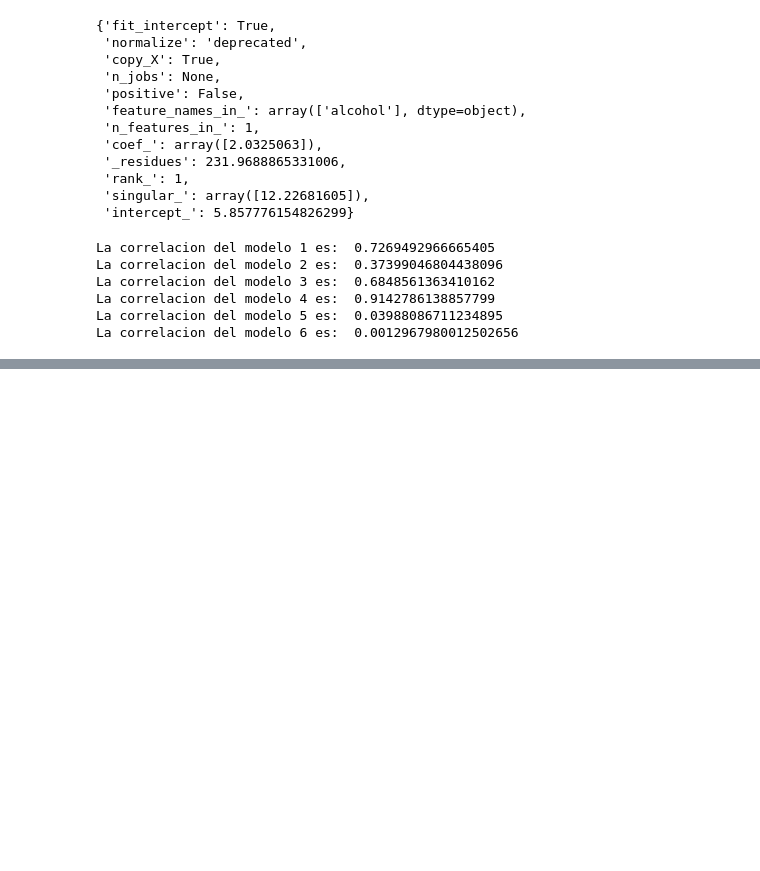
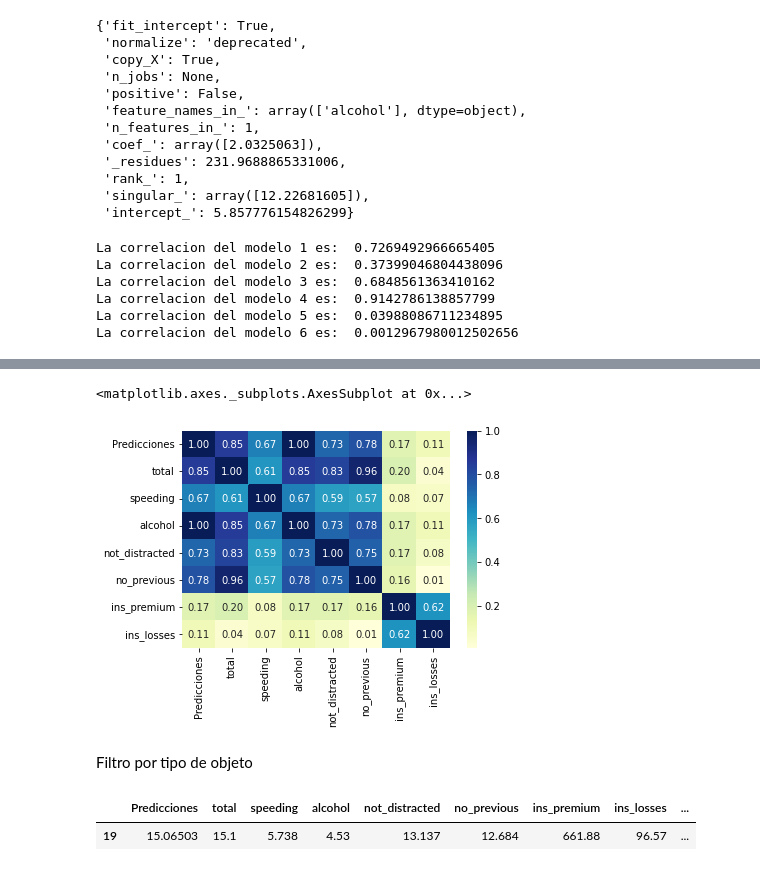
Before and after one commit to ReginaAbedrop/TI3002C, a Jupyter notebook: Regresion_lineal.ipynb, the cells around one changed output, grey strips where cells are left out. Cells and saved outputs as stored; diff of their text form; code cells hidden in the pictures; blank space fills up the shorter version.

```diff
--- a/Regresion_lineal.ipynb
+++ b/Regresion_lineal.ipynb
@@ -119,0 +216,17 @@ La correlacion del modelo 6 es:  0.0012967980012502656
+# %%
+#Ajustamos el mapa de calor de los coeficientes de correlación
+Heat_Map= sns.heatmap(Corr_Factors1, cmap = 'YlGnBu', annot=True, fmt=".2f")
+Heat_Map
+# %% [output]
+<matplotlib.axes._subplots.AxesSubplot at 0x...>
+[figure, added]
+# %% [markdown]
+Filtro por tipo de objeto
+# %%
+#Filtro por objeto
+#filtro1=df[(df["abbrev"] == "ME") | (df["abbrev"] == "AL")]
+filtro1=df[df["abbrev"] == "ME"]
+filtro1
+# %% [output]
+|  | Predicciones | total | speeding | alcohol | not_distracted | no_previous | ins_premium | ins_losses | ... |
+| 19 | 15.06503 | 15.1 | 5.738 | 4.53 | 13.137 | 12.684 | 661.88 | 96.57 | ... |
```
Also changed, not shown: parts of 12 cells of this notebook.
